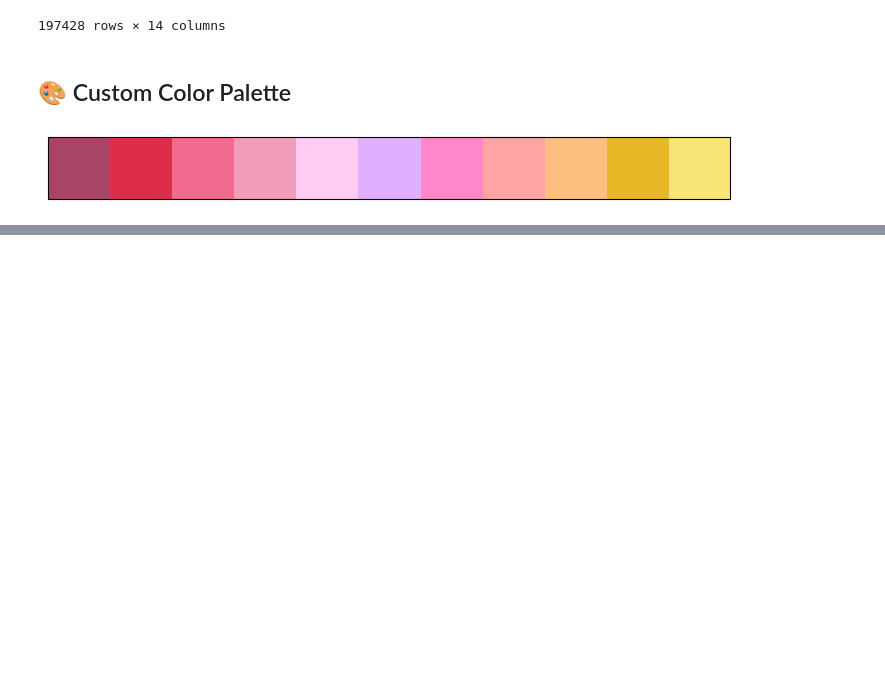
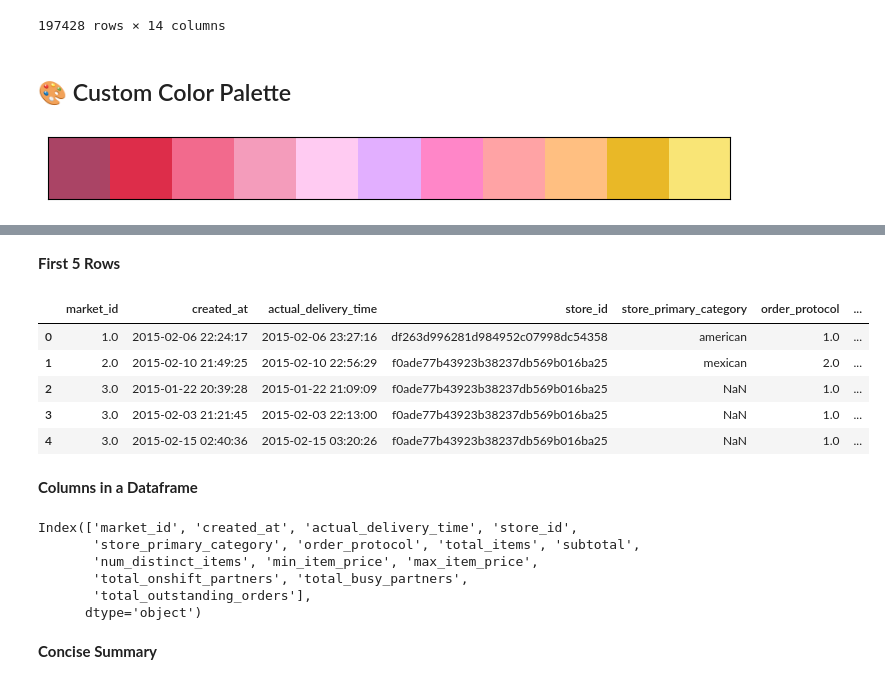
Before and after one commit to RahulHipparkar/Porter-NN-Regression, a Jupyter notebook: porter-nn-regression.ipynb, the cells around one changed output, grey strips where cells are left out. Drawn from its saved outputs; the diff is of its cells as text; code cells hidden in the pictures; blank space fills up the shorter version.

```diff
--- a/porter-nn-regression.ipynb
+++ b/porter-nn-regression.ipynb
@@ -81,0 +94,24 @@ custom_palette(pink)
+# %% [markdown]
+**First 5 Rows**
+# %%
+df.head()
+# %% [output]
+|  | market_id | created_at | actual_delivery_time | store_id | store_primary_category | order_protocol | ... |
+| 0 | 1.0 | 2015-02-06 22:24:17 | 2015-02-06 23:27:16 | df263d996281d984952c07998dc54358 | american | 1.0 | ... |
+| 1 | 2.0 | 2015-02-10 21:49:25 | 2015-02-10 22:56:29 | f0ade77b43923b38237db569b016ba25 | mexican | 2.0 | ... |
+| 2 | 3.0 | 2015-01-22 20:39:28 | 2015-01-22 21:09:09 | f0ade77b43923b38237db569b016ba25 | NaN | 1.0 | ... |
+| 3 | 3.0 | 2015-02-03 21:21:45 | 2015-02-03 22:13:00 | f0ade77b43923b38237db569b016ba25 | NaN | 1.0 | ... |
+| 4 | 3.0 | 2015-02-15 02:40:36 | 2015-02-15 03:20:26 | f0ade77b43923b38237db569b016ba25 | NaN | 1.0 | ... |
+# %% [markdown]
+**Columns in a Dataframe**
+# %%
+df.columns
+# %% [output]
+Index(['market_id', 'created_at', 'actual_delivery_time', 'store_id',
+       'store_primary_category', 'order_protocol', 'total_items', 'subtotal',
+       'num_distinct_items', 'min_item_price', 'max_item_price',
+       'total_onshift_partners', 'total_busy_partners',
+       'total_outstanding_orders'],
+      dtype='object')
+# %% [markdown]
+**Concise Summary**
```
Also changed, not shown: parts of 12 cells of this notebook.
